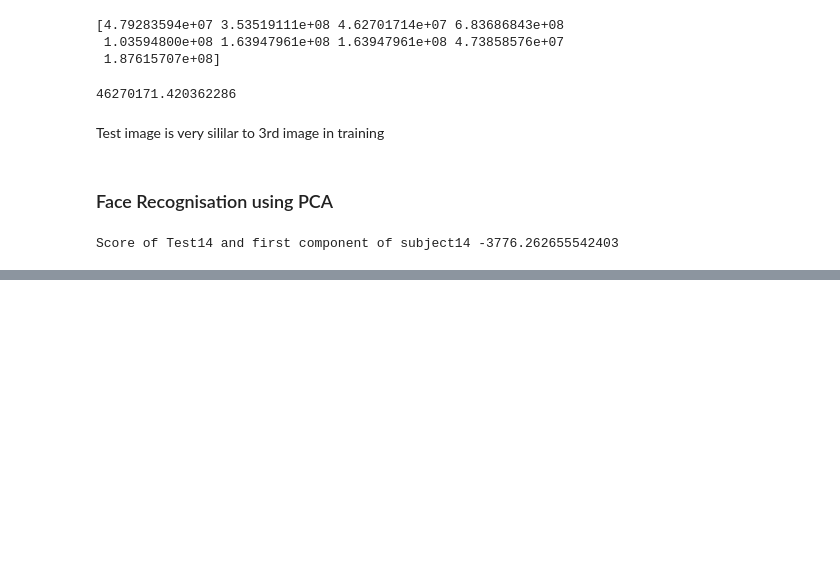
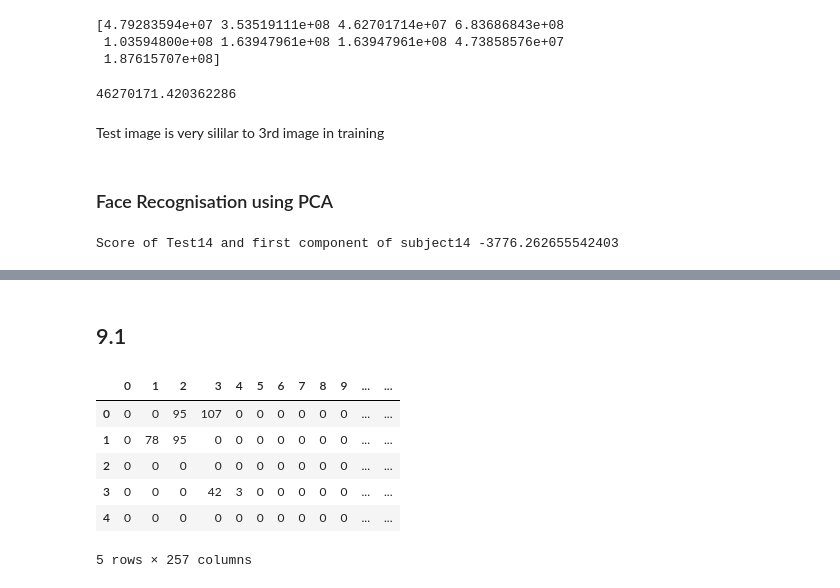
Before and after one commit to deshwalmahesh/EigenFace-Face-Recognition, a Jupyter notebook: Solution.ipynb, the cells around one changed output, grey strips where cells are left out. Cells and saved outputs as stored; diff of their text form; code cells hidden in the pictures; blank space fills up the shorter version.

```diff
--- a/Solution.ipynb
+++ b/Solution.ipynb
@@ -298,0 +304,2 @@ print(f'Score of Test14 and first component of subject14 {np.dot(comp14[0].T,nor
+# %% [markdown]
+## 9.1
@@ -298,0 +425,11 @@ print(f'Score of Test14 and first component of subject14 {np.dot(comp14[0].T,nor
+# %%
+df = pd.read_csv('usps-2cls.csv',header=None)
+df.head()
+# %% [output]
+|  | 0 | 1 | 2 | 3 | 4 | 5 | 6 | 7 | 8 | 9 | ... | ... |
+| 0 | 0 | 0 | 95 | 107 | 0 | 0 | 0 | 0 | 0 | 0 | ... | ... |
+| 1 | 0 | 78 | 95 | 0 | 0 | 0 | 0 | 0 | 0 | 0 | ... | ... |
+| 2 | 0 | 0 | 0 | 0 | 0 | 0 | 0 | 0 | 0 | 0 | ... | ... |
+| 3 | 0 | 0 | 0 | 42 | 3 | 0 | 0 | 0 | 0 | 0 | ... | ... |
+| 4 | 0 | 0 | 0 | 0 | 0 | 0 | 0 | 0 | 0 | 0 | ... | ... |
+5 rows × 257 columns
```
Also changed, not shown: parts of 10 cells of this notebook, 26 other files.
